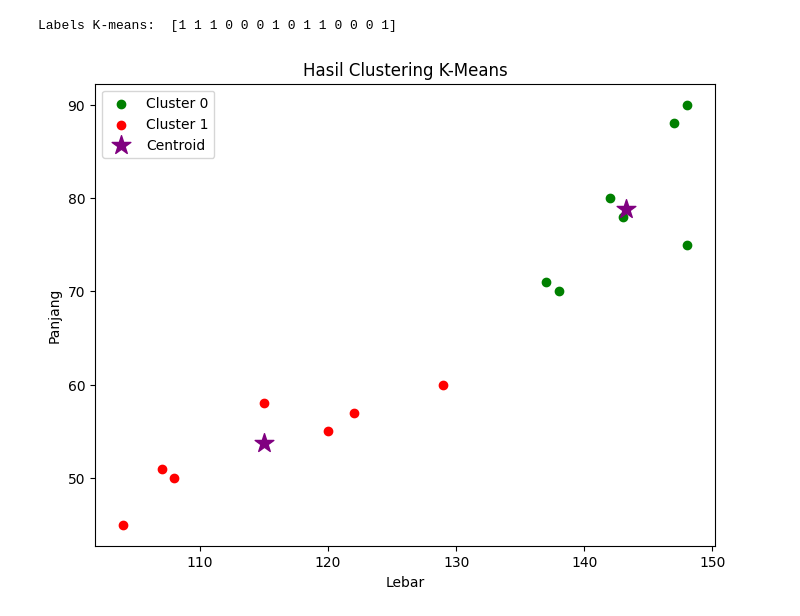
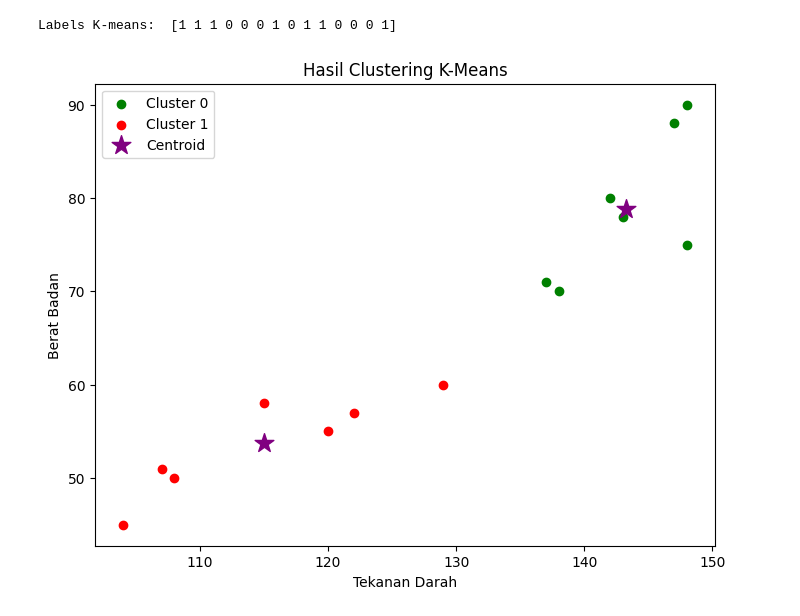
Before and after one commit to fauzul91/PKB-Praktikum, a Jupyter notebook: Pengantar Kecerdasan Buatan/Week 7/KMeans_TekananDarah.ipynb, the cells around one changed output. Saved outputs shown, nothing was run; the diff lists cells and outputs as text; code cells hidden in the pictures.

```diff
--- a/Pengantar Kecerdasan Buatan/Week 7/KMeans_TekananDarah.ipynb
+++ b/Pengantar Kecerdasan Buatan/Week 7/KMeans_TekananDarah.ipynb
@@ -135,21 +135,21 @@ Labels K-means:  [1 1 1 0 0 0 1 0 1 1 0 0 0 1]
 # %%
 # Membuat plot hasil clustering
 plt.figure(figsize=(8,6))
 plt.title('Hasil Clustering K-Means')
-plt.xlabel('Lebar')
-plt.ylabel('Panjang')
+plt.xlabel('Tekanan Darah')
+plt.ylabel('Berat Badan')
 
 data1 = dataNum[dataNum.cluster == 0]
 data2 = dataNum[dataNum.cluster == 1]
 
 plt.scatter(data1['TEKANAN_DARAH'], data1['BERAT_BADAN'], color='green', label='Cluster 0')
 plt.scatter(data2['TEKANAN_DARAH'], data2['BERAT_BADAN'], color='red', label='Cluster 1')
 
 plt.scatter(kmeans.cluster_centers_[:, 0], kmeans.cluster_centers_[:, 1],
             color='purple', marker='*', s=200, label='Centroid')
 
 plt.legend()
 
 plt.show()
 # %% [output]
-[figure, old version]
+[figure, new version]
```
